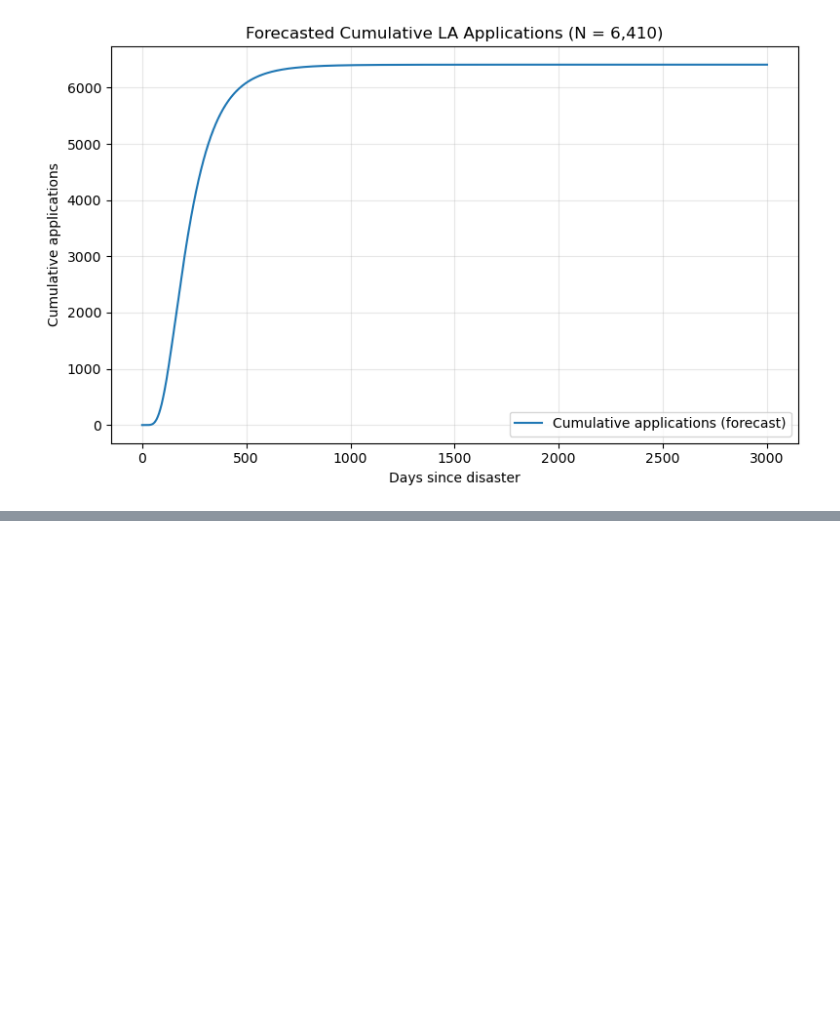
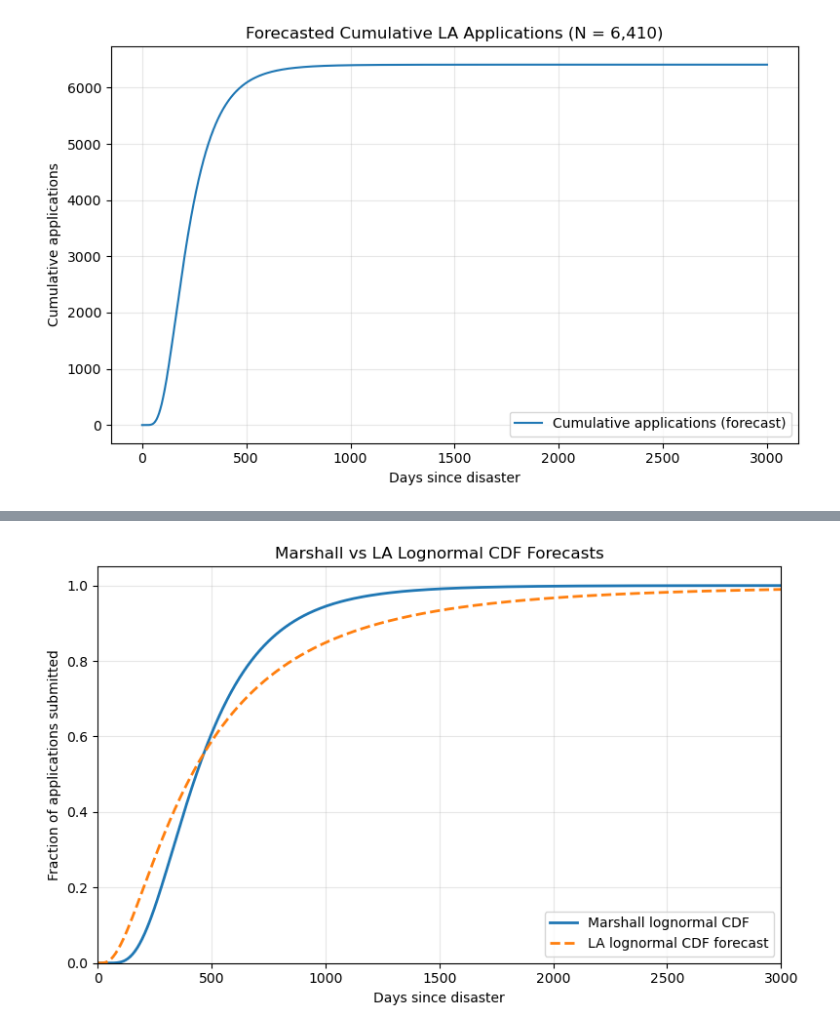
Before and after one commit to MIT-HSCL/permitting-model, a Jupyter notebook: fit_data.ipynb, the cells around one changed output, grey strips where cells are left out. Cells and saved outputs as stored; diff of their text form; code cells hidden in the pictures; blank space fills up the shorter version.

```diff
--- a/fit_data.ipynb
+++ b/fit_data.ipynb
@@ -192,0 +242,33 @@ plt.show()
+# %%
+import numpy as np
+import matplotlib.pyplot as plt
+from scipy.stats import lognorm
+
+# Horizon for comparison
+x_forecast = np.linspace(0, 3000, 1000)
+
+# Marshall lognormal CDF (Marshall fit: shape, loc, scale)
+cdf_marshall = lognorm.cdf(x_forecast, shape, loc, scale)
+
+# LA lognormal CDF forecast (LA fit: shape_la, loc_la, scale_la)
+cdf_la_forecast = lognorm.cdf(x_forecast, shape_la, loc_la, scale_la)
+
+plt.figure(figsize=(8, 5))
+
+plt.plot(x_forecast, cdf_marshall,
+         label="Marshall lognormal CDF", linewidth=2)
+
+plt.plot(x_forecast, cdf_la_forecast,
+         label="LA lognormal CDF forecast", linestyle="--", linewidth=2)
+
+plt.xlabel("Days since disaster")
+plt.ylabel("Fraction of applications submitted")
+plt.title("Marshall vs LA Lognormal CDF Forecasts")
+plt.xlim(0, 3000)
+plt.ylim(0, 1.05)
+plt.grid(alpha=0.3)
+plt.legend()
+plt.tight_layout()
+plt.show()
+# %% [output]
+[figure, added]
```
Also changed, not shown: parts of 15 cells of this notebook.
